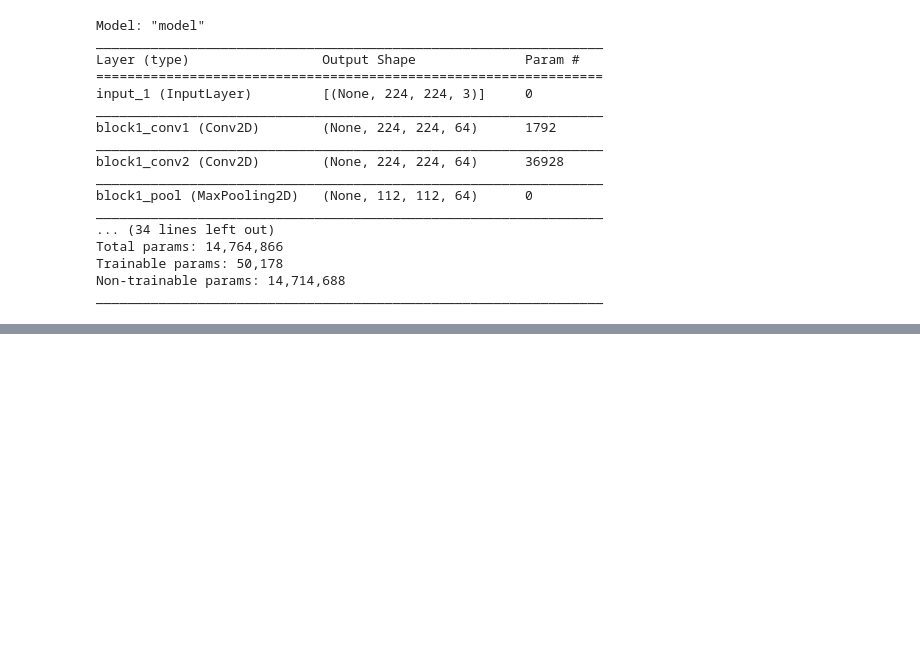
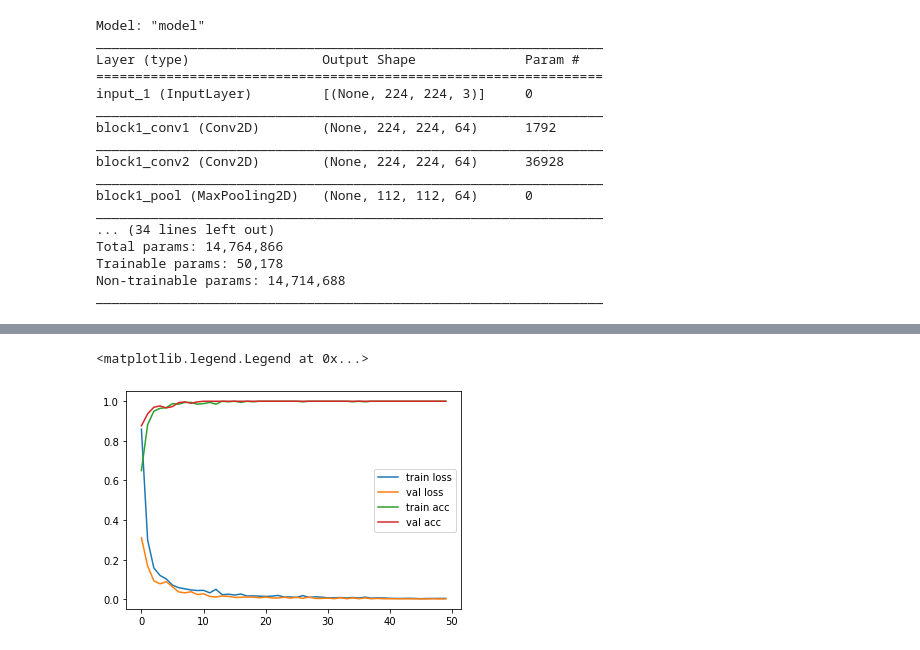
Before and after one commit to dhupee/Live-Mask-Monitor, a Jupyter notebook: Mask-Trainer.ipynb, the cells around one changed output, grey strips where cells are left out. Saved outputs shown, nothing was run; the diff lists cells and outputs as text; code cells hidden in the pictures; blank space fills up the shorter version.

```diff
--- a/Mask-Trainer.ipynb
+++ b/Mask-Trainer.ipynb
@@ -127,12 +144,15 @@ Epoch 1/50
 # %%
-plt.plot(r.history['loss'], label = 'train loss')
-plt.plot(r.history['val_loss'], label='val loss')
+plt.plot(vis.history['loss'], label = 'train loss')
+plt.plot(vis.history['val_loss'], label='val loss')
 plt.legend()
 
 
-plt.plot(r.history['accuracy'], label = 'train acc')
-plt.plot(r.history['val_accuracy'], label='val acc')
+plt.plot(vis.history['accuracy'], label = 'train acc')
+plt.plot(vis.history['val_accuracy'], label='val acc')
 plt.legend()
+# %% [output]
+<matplotlib.legend.Legend at 0x...>
+[figure, added]
 # %%
 img = image.load_img('test\mask\Mask118.jpeg', target_size=(224,224))
 x=image.img_to_array(img)
```
Also changed, not shown: parts of 3 cells of this notebook, 1 other file.
